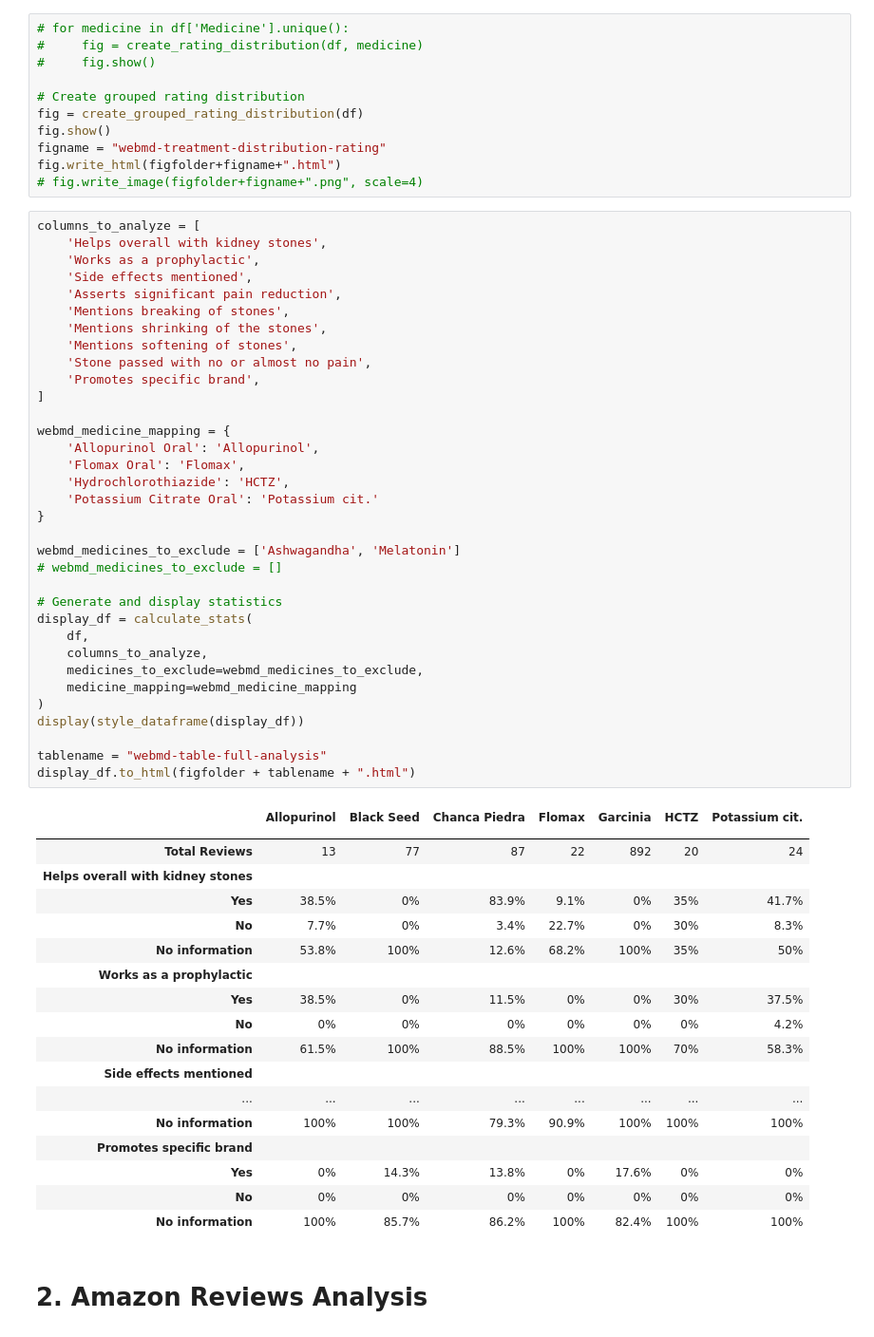
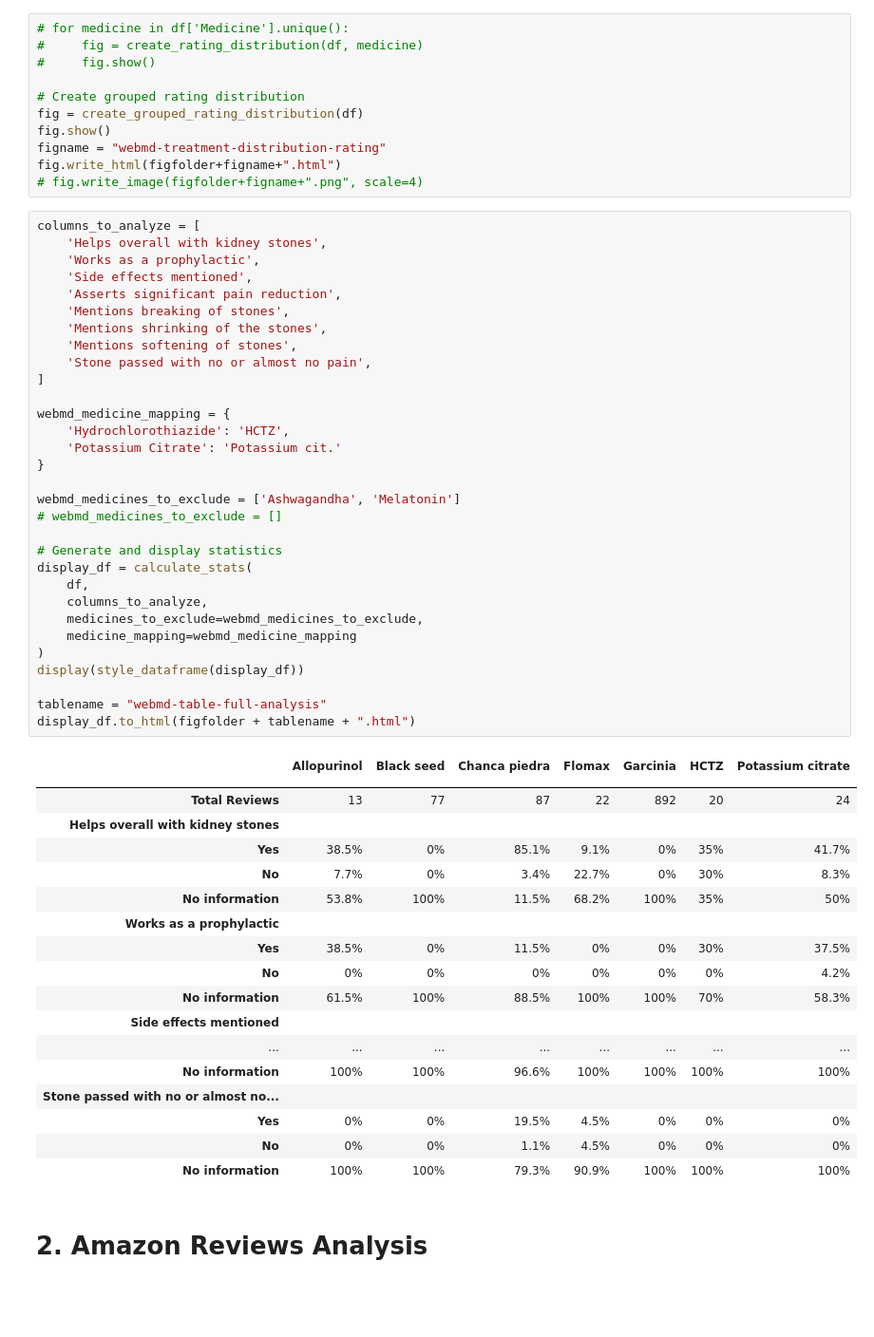
Before and after one commit to aph-research/chanca-piedra, a Jupyter notebook: chanca-piedra-analysis.ipynb, the cells around one changed output. Shown at 95% size. Drawn from its saved outputs; the diff is of its cells as text; blank space fills up the shorter version.

```diff
--- a/chanca-piedra-analysis.ipynb
+++ b/chanca-piedra-analysis.ipynb
@@ -212,54 +212,51 @@ fig.write_html(figfolder+figname+".html")
 columns_to_analyze = [
     'Helps overall with kidney stones',
     'Works as a prophylactic',
     'Side effects mentioned',
     'Asserts significant pain reduction',
     'Mentions breaking of stones',
     'Mentions shrinking of the stones',
     'Mentions softening of stones',
     'Stone passed with no or almost no pain',
-    'Promotes specific brand',
 ]
 
 webmd_medicine_mapping = {
-    'Allopurinol Oral': 'Allopurinol',
-    'Flomax Oral': 'Flomax',
     'Hydrochlorothiazide': 'HCTZ',
-    'Potassium Citrate Oral': 'Potassium cit.'
+    'Potassium Citrate': 'Potassium cit.'
 }
 
 webmd_medicines_to_exclude = ['Ashwagandha', 'Melatonin']
 # webmd_medicines_to_exclude = []
 
 # Generate and display statistics
 display_df = calculate_stats(
     df,
     columns_to_analyze,
     medicines_to_exclude=webmd_medicines_to_exclude,
     medicine_mapping=webmd_medicine_mapping
 )
 display(style_dataframe(display_df))
 
 tablename = "webmd-table-full-analysis"
 display_df.to_html(figfolder + tablename + ".html")
 # %% [output]
-|  | Allopurinol | Black Seed | Chanca Piedra | Flomax | Garcinia | HCTZ | Potassium cit. |
+|  | Allopurinol | Black seed | Chanca piedra | Flomax | Garcinia | HCTZ | Potassium citrate |
 |  |  |  |  |  |  |  |  |
 | Total Reviews | 13 | 77 | 87 | 22 | 892 | 20 | 24 |
 | Helps overall with kidney stones |  |  |  |  |  |  |  |
-| Yes | 38.5% | 0% | 83.9% | 9.1% | 0% | 35% | 41.7% |
+| Yes | 38.5% | 0% | 85.1% | 9.1% | 0% | 35% | 41.7% |
 | No | 7.7% | 0% | 3.4% | 22.7% | 0% | 30% | 8.3% |
-| No information | 53.8% | 100% | 12.6% | 68.2% | 100% | 35% | 50% |
+| No information | 53.8% | 100% | 11.5% | 68.2% | 100% | 35% | 50% |
 | Works as a prophylactic |  |  |  |  |  |  |  |
 | Yes | 38.5% | 0% | 11.5% | 0% | 0% | 30% | 37.5% |
 | No | 0% | 0% | 0% | 0% | 0% | 0% | 4.2% |
 | No information | 61.5% | 100% | 88.5% | 100% | 100% | 70% | 58.3% |
 | Side effects mentioned |  |  |  |  |  |  |  |
 | ... | ... | ... | ... | ... | ... | ... | ... |
+| No information | 100% | 100% | 96.6% | 100% | 100% | 100% | 100% |
+| Stone passed with no or almost no... |  |  |  |  |  |  |  |
+| Yes | 0% | 0% | 19.5% | 4.5% | 0% | 0% | 0% |
+| No | 0% | 0% | 1.1% | 4.5% | 0% | 0% | 0% |
 | No information | 100% | 100% | 79.3% | 90.9% | 100% | 100% | 100% |
-| Promotes specific brand |  |  |  |  |  |  |  |
-| Yes | 0% | 14.3% | 13.8% | 0% | 17.6% | 0% | 0% |
-| No | 0% | 0% | 0% | 0% | 0% | 0% | 0% |
-| No information | 100% | 85.7% | 86.2% | 100% | 82.4% | 100% | 100% |
 # %% [markdown]
 # 2. Amazon Reviews Analysis
```
Also changed, not shown: parts of 6 cells of this notebook, 11 other files.
